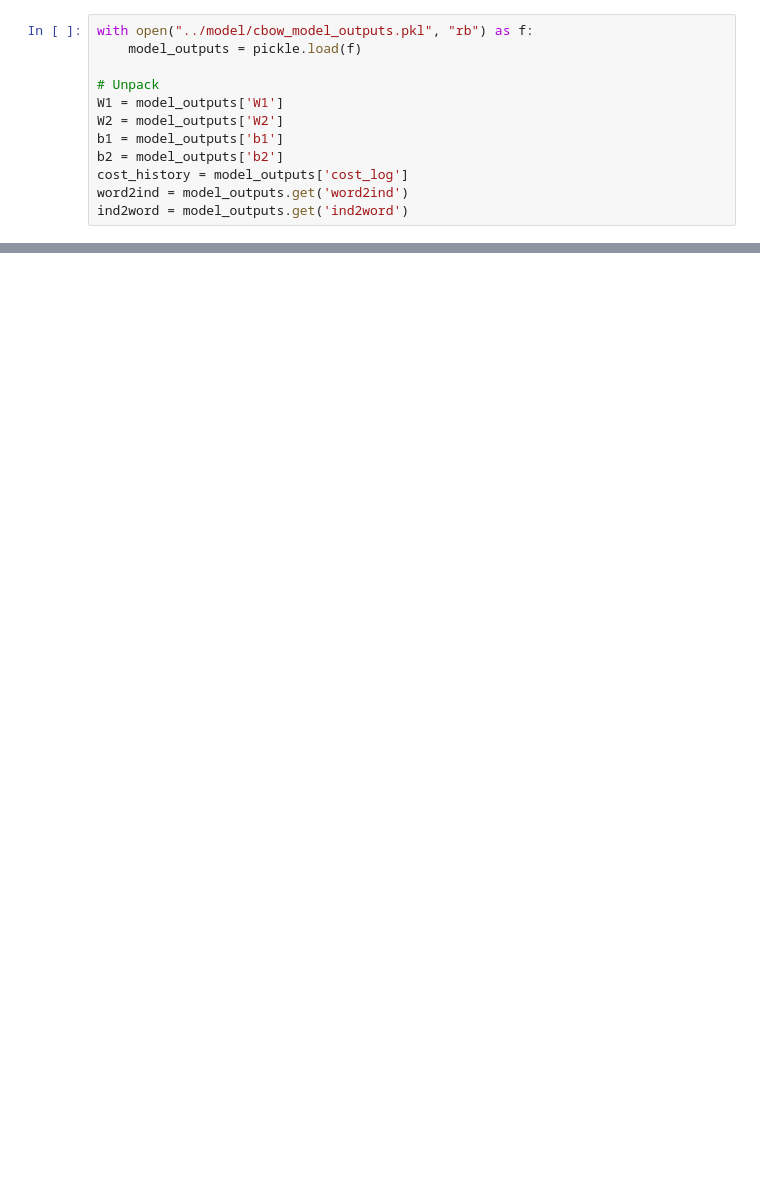
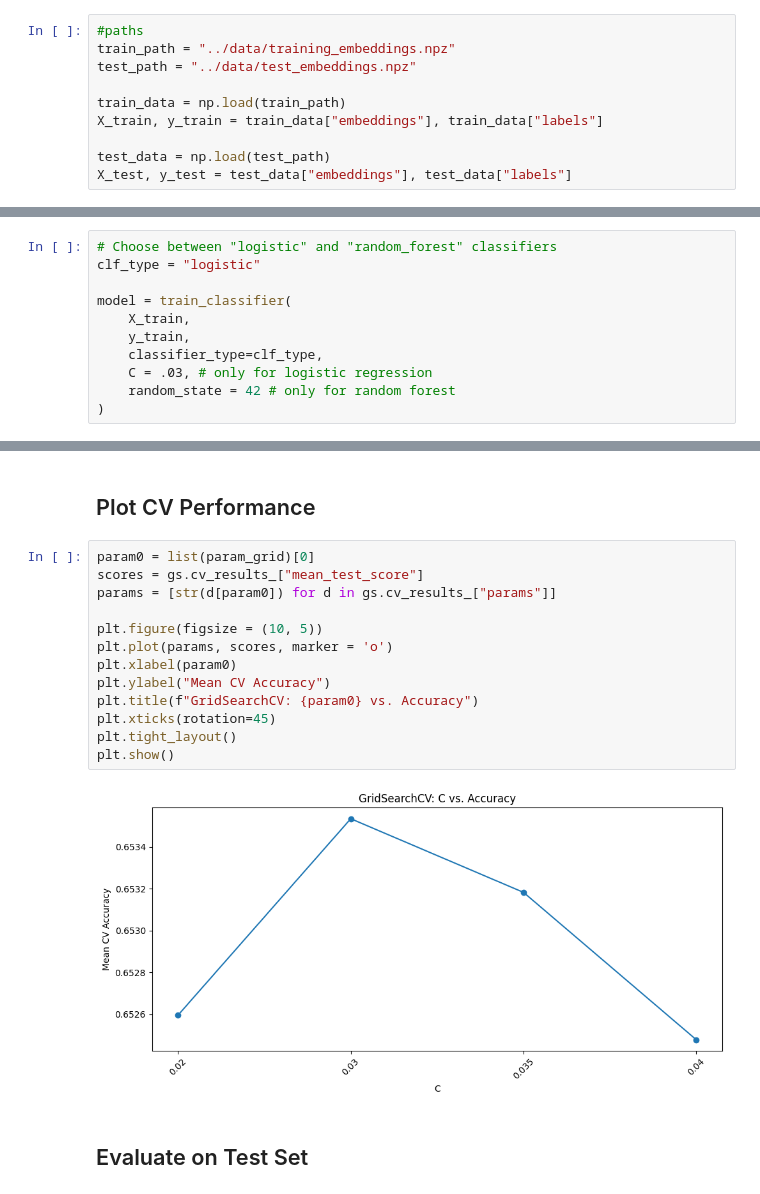
Before and after one commit to vscerra/Sentiment_Analysis_with_NLP, a Jupyter notebook: notebooks/CBOWNN_Sentiment_Classification.ipynb, the cells around one changed output, grey strips where cells are left out. Cells and saved outputs as stored; diff of their text form; blank space fills up the shorter version.

```diff
--- a/notebooks/CBOWNN_Sentiment_Classification.ipynb
+++ b/notebooks/CBOWNN_Sentiment_Classification.ipynb
@@ -25,12 +27,10 @@ The autoreload extension is already loaded. To reload it, use:
 # %%
-with open("../model/cbow_model_outputs.pkl", "rb") as f:
-    model_outputs = pickle.load(f)
+#paths
+train_path = "../data/training_embeddings.npz"
+test_path = "../data/test_embeddings.npz"
 
-# Unpack
-W1 = model_outputs['W1']
-W2 = model_outputs['W2']
-b1 = model_outputs['b1']
-b2 = model_outputs['b2']
-cost_history = model_outputs['cost_log']
-word2ind = model_outputs.get('word2ind')
-ind2word = model_outputs.get('ind2word')
+train_data = np.load(train_path)
+X_train, y_train = train_data["embeddings"], train_data["labels"]
+
+test_data = np.load(test_path)
+X_test, y_test = test_data["embeddings"], test_data["labels"]
@@ -42,0 +45,11 @@ Text2: ['i', 'do', 'fuck', 'with', 'pigs']
+# %%
+# Choose between "logistic" and "random_forest" classifiers
+clf_type = "logistic"
+
+model = train_classifier(
+    X_train,
+    y_train,
+    classifier_type=clf_type,
+    C = .03, # only for logistic regression
+    random_state = 42 # only for random forest
+)
@@ -42,0 +105,19 @@ Text2: ['i', 'do', 'fuck', 'with', 'pigs']
+# %% [markdown]
+## Plot CV Performance
+# %%
+param0 = list(param_grid)[0]
+scores = gs.cv_results_["mean_test_score"]
+params = [str(d[param0]) for d in gs.cv_results_["params"]]
+
+plt.figure(figsize = (10, 5))
+plt.plot(params, scores, marker = 'o')
+plt.xlabel(param0)
+plt.ylabel("Mean CV Accuracy")
+plt.title(f"GridSearchCV: {param0} vs. Accuracy")
+plt.xticks(rotation=45)
+plt.tight_layout()
+plt.show()
+# %% [output]
+[figure, added]
+# %% [markdown]
+## Evaluate on Test Set
```
Also changed, not shown: parts of 13 cells of this notebook, 2 other files.
